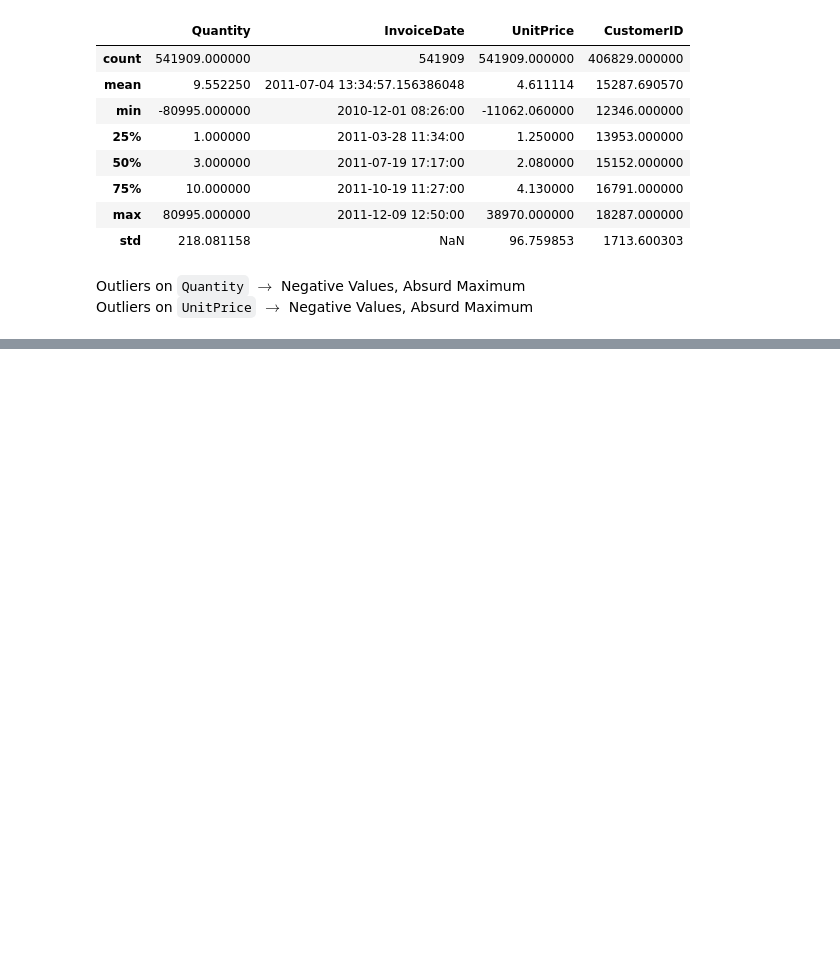
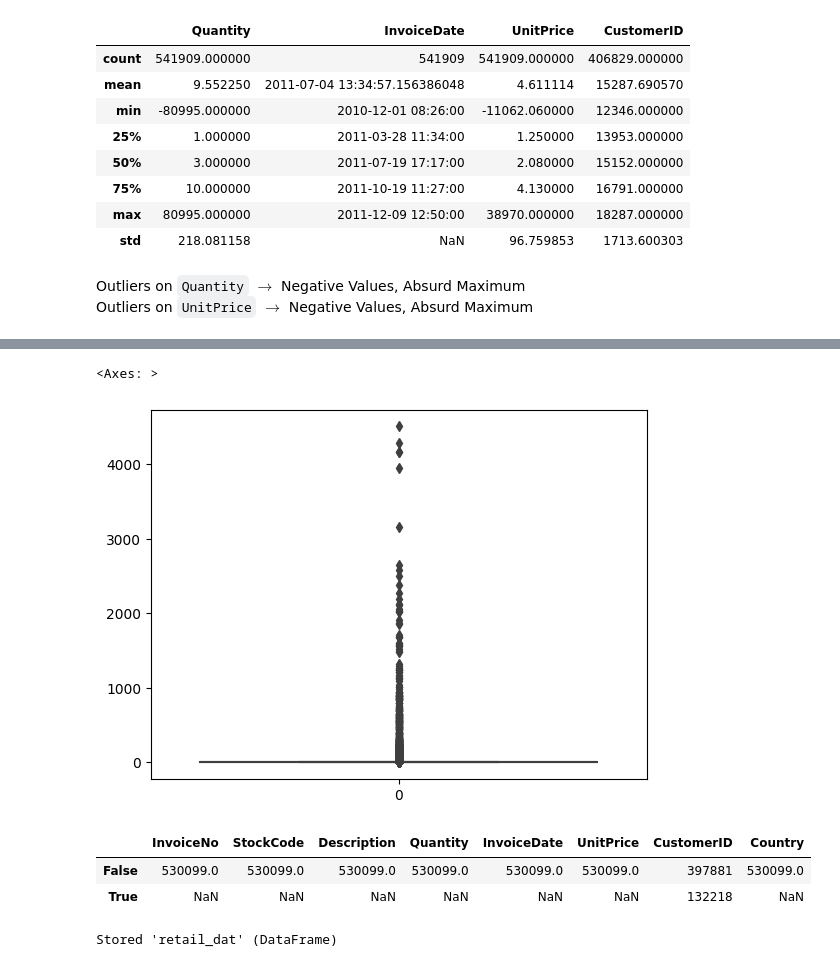
Before and after one commit to Supermjork/K-Kustomer-Klusters, a Jupyter notebook: notebook/cashier.ipynb, the cells around one changed output, grey strips where cells are left out. Saved outputs shown, nothing was run; the diff lists cells and outputs as text; code cells hidden in the pictures; blank space fills up the shorter version.

```diff
--- a/notebook/cashier.ipynb
+++ b/notebook/cashier.ipynb
@@ -134,0 +144,20 @@ inter_sales = retail_dat['Country'].value_counts().plot(kind='bar')
+# %%
+# We will be using the IQR outlier pruning method after removing the 3 above outliers up top
+retail_dat = retail_dat[retail_dat['UnitPrice'] < 6000]
+sns.boxplot(retail_dat['UnitPrice'])
+# %% [output]
+<Axes: >
+[figure, added]
+# %%
+# Counting na values
+retail_dat.isna().apply(pd.value_counts)
+# %% [output]
+|  | InvoiceNo | StockCode | Description | Quantity | InvoiceDate | UnitPrice | CustomerID | Country |
+| False | 530099.0 | 530099.0 | 530099.0 | 530099.0 | 530099.0 | 530099.0 | 397881 | 530099.0 |
+| True | NaN | NaN | NaN | NaN | NaN | NaN | 132218 | NaN |
+# %%
+# We do a bit of trolling
+retail_dat.dropna(inplace = True)
+%store retail_dat
+# %% [output]
+Stored 'retail_dat' (DataFrame)
```
Also changed, not shown: parts of 7 cells of this notebook, 1 other file.
